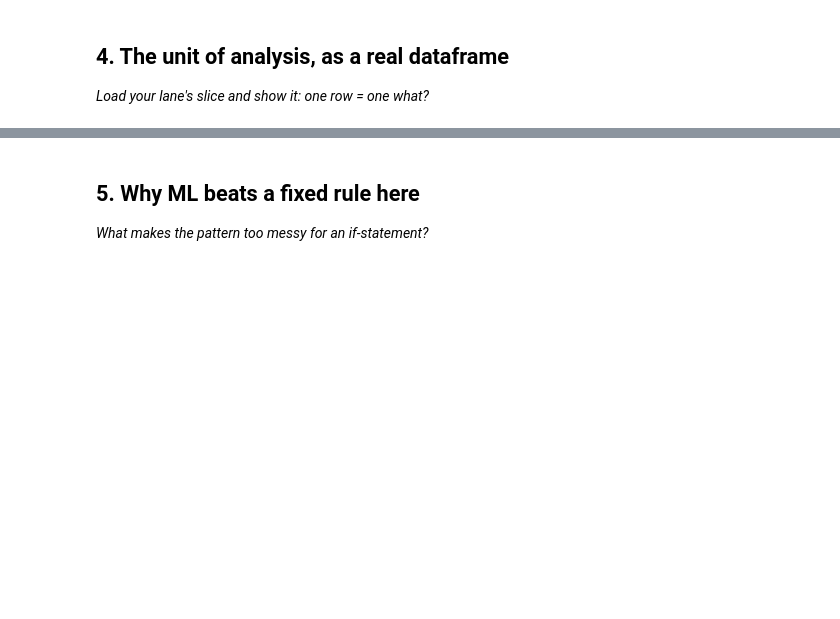
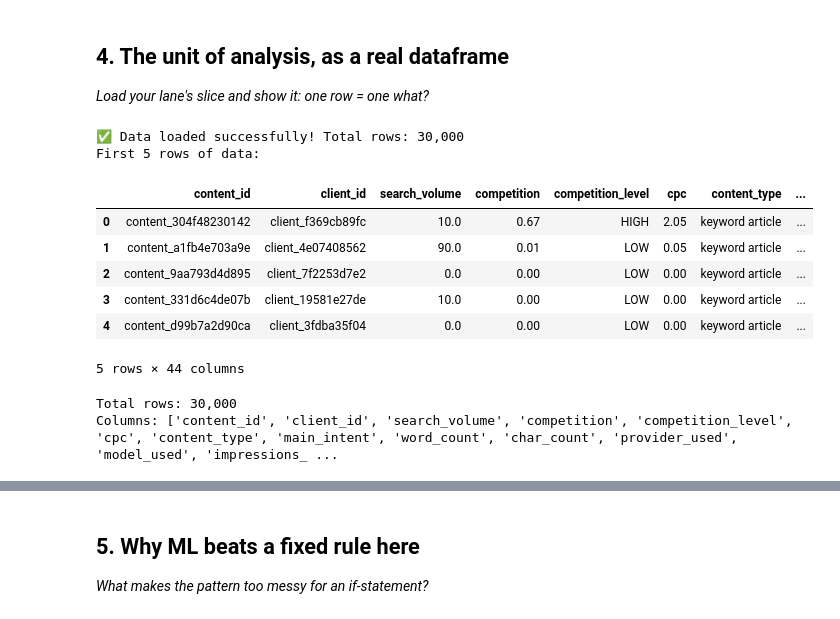
Before and after one commit to samin-developer/ml-internship-starter, a Jupyter notebook: work/notebooks/w02_ml_task_framing.ipynb, the cells around one changed output, grey strips where cells are left out. Saved outputs shown, nothing was run; the diff lists cells and outputs as text; code cells hidden in the pictures; blank space fills up the shorter version.

```diff
--- a/work/notebooks/w02_ml_task_framing.ipynb
+++ b/work/notebooks/w02_ml_task_framing.ipynb
@@ -22,3 +80,35 @@ This skeleton is yours to fill. Work the sections **in order** — each one has
 ## 4. The unit of analysis, as a real dataframe
 
 *Load your lane's slice and show it: one row = one what?*
+# %%
+# Cell 1: Load Data
+import pandas as pd
+import matplotlib.pyplot as plt
+
+# Load the starter dataset (make sure you've uploaded it first)
+url = 'https://raw.githubusercontent.com/samin-developer/ml-internship-starter/main/data/raw/content_refresh_anonymized.csv'
+
+# CSV file ko load karein
+df = pd.read_csv(url)
+
+print(f"✅ Data loaded successfully! Total rows: {len(df):,}")
+
+# Show the first 5 rows
+print("First 5 rows of data:")
+display(df.head())
+
+# Show the shape
+print(f"\nTotal rows: {len(df):,}")
+print(f"Columns: {df.columns.tolist()}")
+# %% [output]
+✅ Data loaded successfully! Total rows: 30,000
+First 5 rows of data:
+|  | content_id | client_id | search_volume | competition | competition_level | cpc | content_type | ... |
+| 0 | content_304f48230142 | client_f369cb89fc | 10.0 | 0.67 | HIGH | 2.05 | keyword article | ... |
+| 1 | content_a1fb4e703a9e | client_4e07408562 | 90.0 | 0.01 | LOW | 0.05 | keyword article | ... |
+| 2 | content_9aa793d4d895 | client_7f2253d7e2 | 0.0 | 0.00 | LOW | 0.00 | keyword article | ... |
+| 3 | content_331d6c4de07b | client_19581e27de | 10.0 | 0.00 | LOW | 0.00 | keyword article | ... |
+| 4 | content_d99b7a2d90ca | client_3fdba35f04 | 0.0 | 0.00 | LOW | 0.00 | keyword article | ... |
+5 rows × 44 columns
+Total rows: 30,000
+Columns: ['content_id', 'client_id', 'search_volume', 'competition', 'competition_level', 'cpc', 'content_type', 'main_intent', 'word_count', 'char_count', 'provider_used', 'model_used', 'impressions_ ...
```
Also changed, not shown: parts of 6 cells of this notebook.
